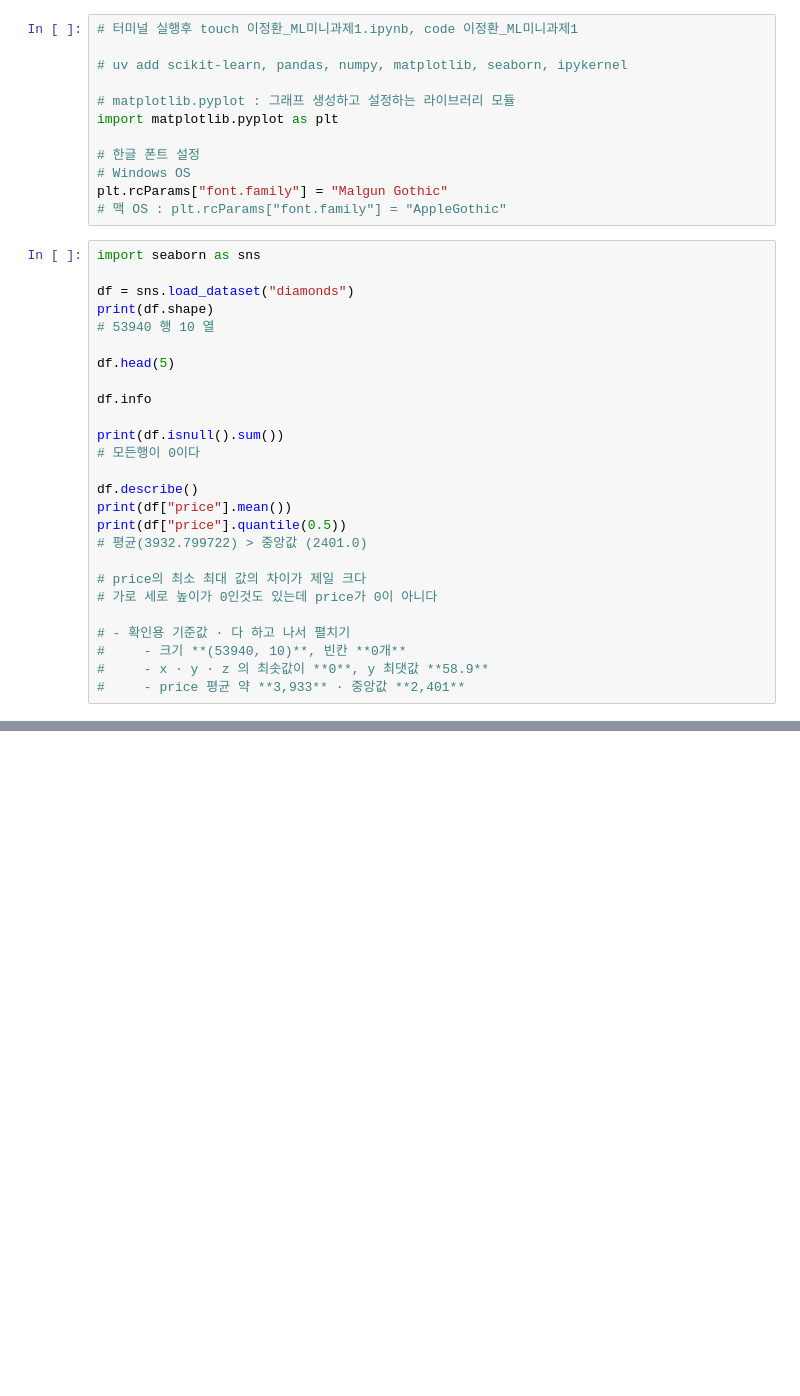
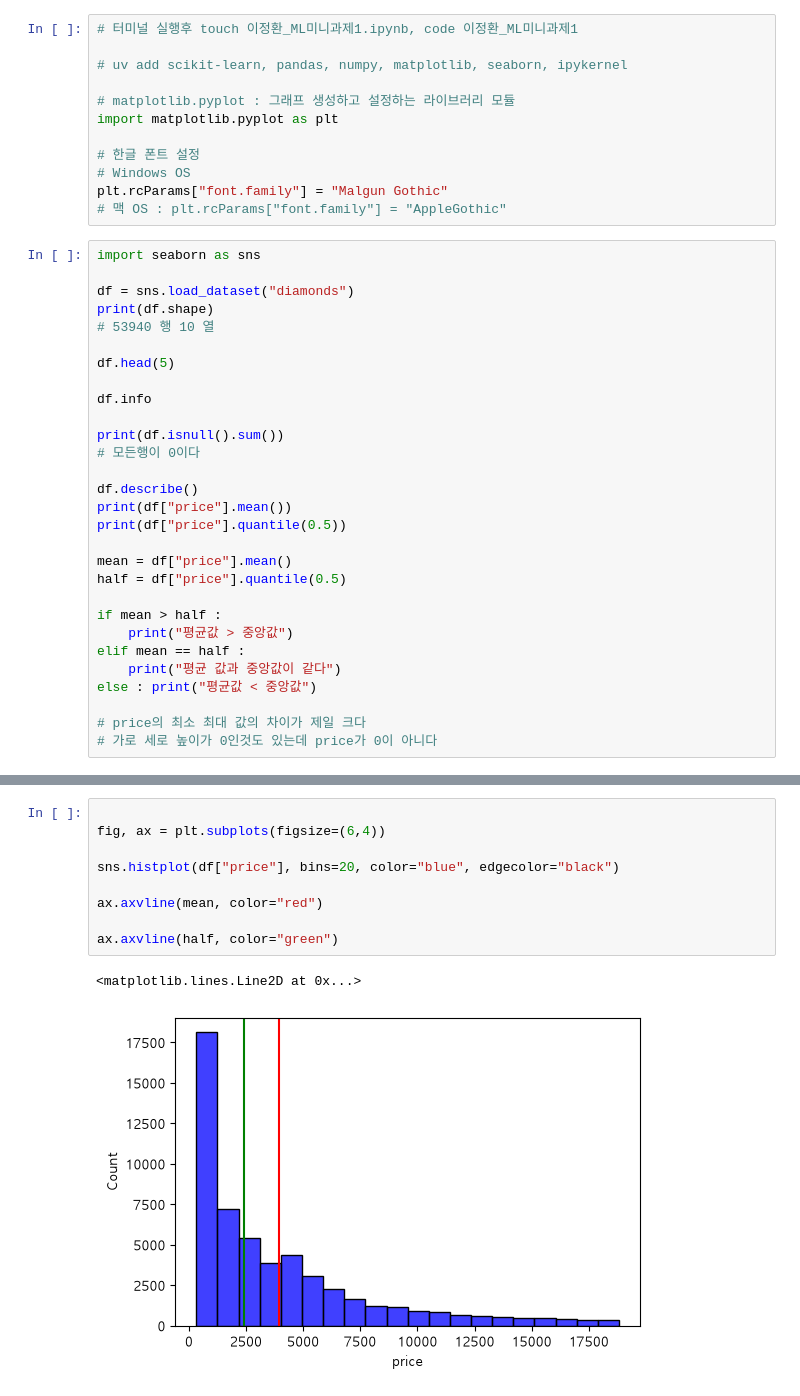
Before and after one commit to eldhel111-dev/26.11.26, a Jupyter notebook: 이정환_ML미니과제1.ipynb, the cells around one changed output, grey strips where cells are left out. Cells and saved outputs as stored; diff of their text form; blank space fills up the shorter version.

```diff
--- a/이정환_ML미니과제1.ipynb
+++ b/이정환_ML미니과제1.ipynb
@@ -29,15 +29,18 @@ print(df.isnull().sum())
 df.describe()
 print(df["price"].mean())
 print(df["price"].quantile(0.5))
-# 평균(3932.799722) > 중앙값 (2401.0)
+
+mean = df["price"].mean()
+half = df["price"].quantile(0.5)
+
+if mean > half :
+    print("평균값 > 중앙값")
+elif mean == half :
+    print("평균 값과 중앙값이 같다")
+else : print("평균값 < 중앙값")
 
 # price의 최소 최대 값의 차이가 제일 크다
 # 가로 세로 높이가 0인것도 있는데 price가 0이 아니다
-
-# - 확인용 기준값 · 다 하고 나서 펼치기
-#     - 크기 **(53940, 10)**, 빈칸 **0개**
-#     - x · y · z 의 최솟값이 **0**, y 최댓값 **58.9**
-#     - price 평균 약 **3,933** · 중앙값 **2,401**
 # %% [output]
 (53940, 10)
 carat      0
@@ -137,0 +122,12 @@ print("상관계수:",df["price"].corr(df["z"]))
+# %%
+
+fig, ax = plt.subplots(figsize=(6,4))
+
+sns.histplot(df["price"], bins=20, color="blue", edgecolor="black")
+
+ax.axvline(mean, color="red")
+
+ax.axvline(half, color="green")
+# %% [output]
+<matplotlib.lines.Line2D at 0x...>
+[figure, added]
```
Also changed, not shown: parts of 13 cells of this notebook, 1 other file.
